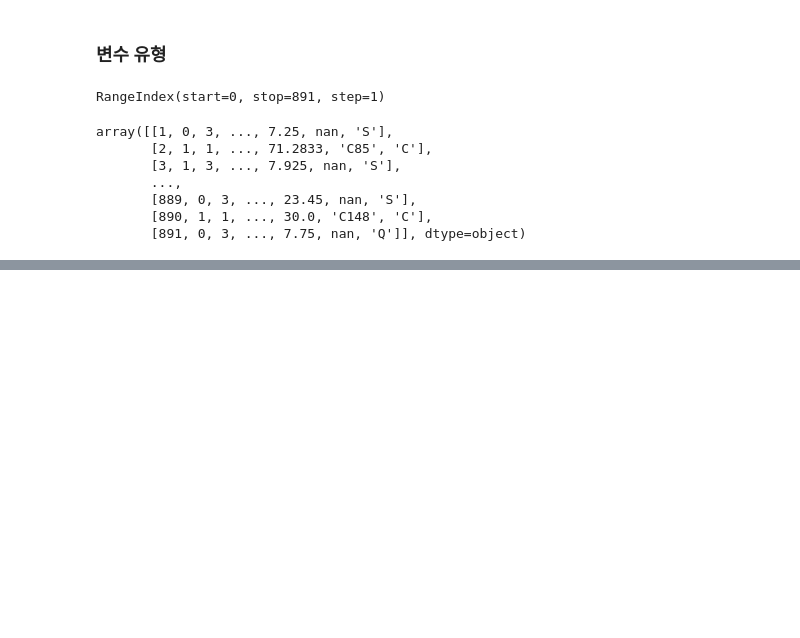
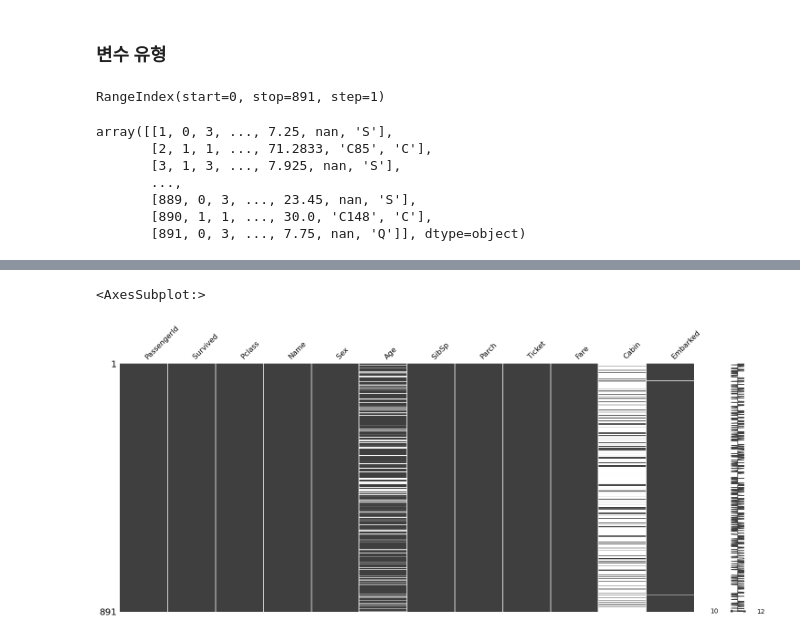
Before and after one commit to Cceugene/Class, a Jupyter notebook: Data_Analysis_Pipeline.ipynb, the cells around one changed output, grey strips where cells are left out. Saved outputs shown, nothing was run; the diff lists cells and outputs as text; code cells hidden in the pictures; blank space fills up the shorter version.

```diff
--- a/Data_Analysis_Pipeline.ipynb
+++ b/Data_Analysis_Pipeline.ipynb
@@ -142,0 +236,6 @@ array([[1, 0, 3, ..., 7.25, nan, 'S'],
+# %%
+import missingno as msno
+msno.matrix(df)
+# %% [output]
+<AxesSubplot:>
+[figure, added]
```
Also changed, not shown: parts of 46 cells of this notebook.
